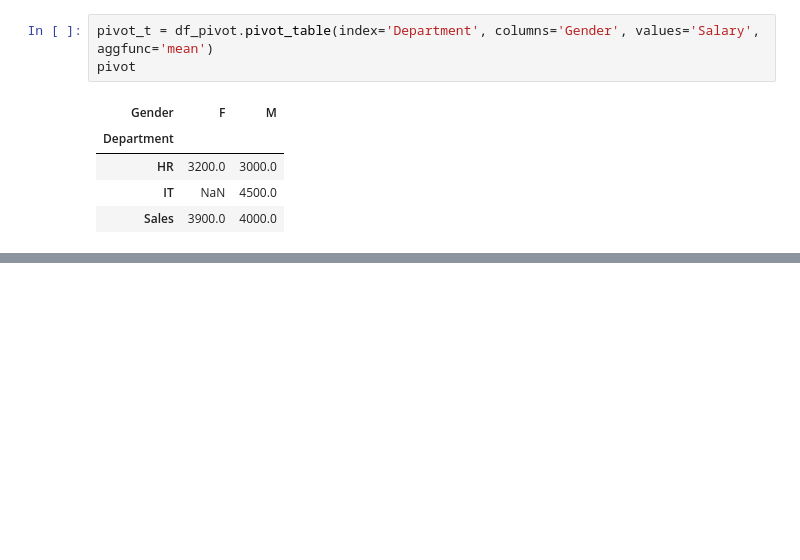
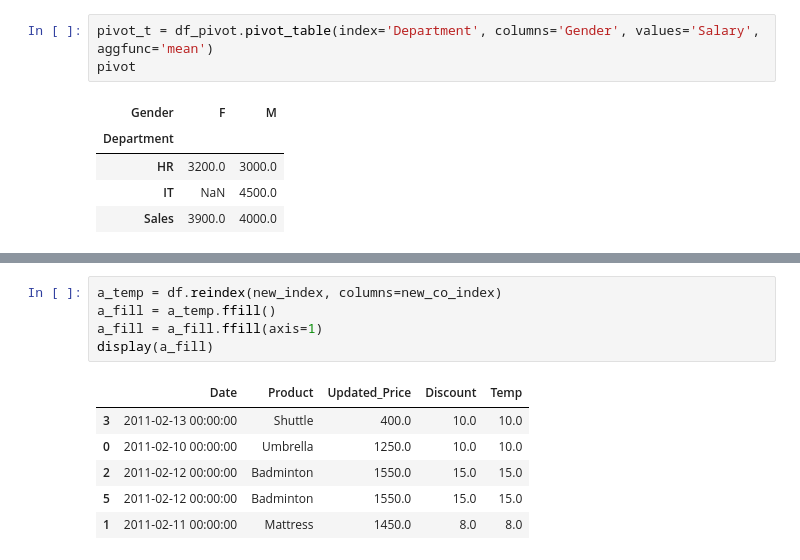
Before and after one commit to Pirate-Nirav/MachineLearning, a Jupyter notebook: PandasRevise.ipynb, the cells around one changed output, grey strips where cells are left out. Cells and saved outputs as stored; diff of their text form; blank space fills up the shorter version.

```diff
--- a/PandasRevise.ipynb
+++ b/PandasRevise.ipynb
@@ -317,0 +535,12 @@ pivot
+# %%
+a_temp = df.reindex(new_index, columns=new_co_index)
+a_fill = a_temp.ffill()
+a_fill = a_fill.ffill(axis=1)
+display(a_fill)
+# %% [output]
+|  | Date | Product | Updated_Price | Discount | Temp |
+| 3 | 2011-02-13 00:00:00 | Shuttle | 400.0 | 10.0 | 10.0 |
+| 0 | 2011-02-10 00:00:00 | Umbrella | 1250.0 | 10.0 | 10.0 |
+| 2 | 2011-02-12 00:00:00 | Badminton | 1550.0 | 15.0 | 15.0 |
+| 5 | 2011-02-12 00:00:00 | Badminton | 1550.0 | 15.0 | 15.0 |
+| 1 | 2011-02-11 00:00:00 | Mattress | 1450.0 | 8.0 | 8.0 |
```
Also changed, not shown: parts of 52 cells of this notebook.
